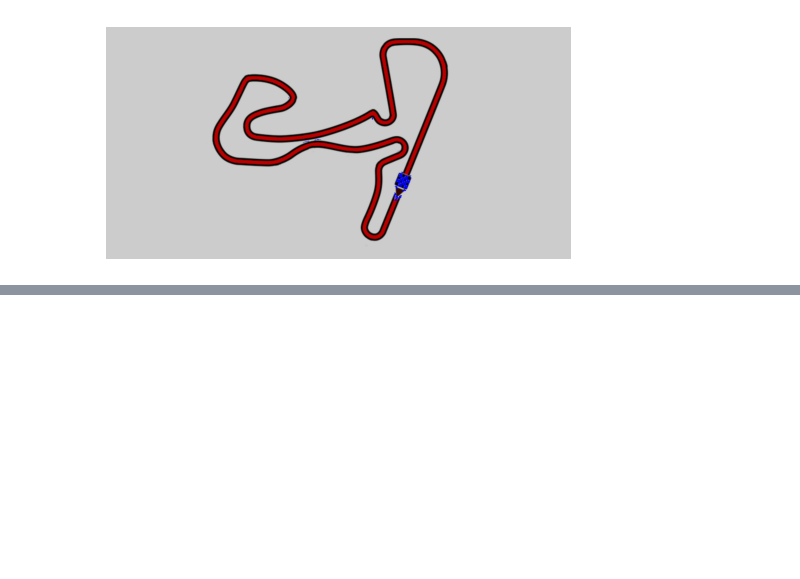
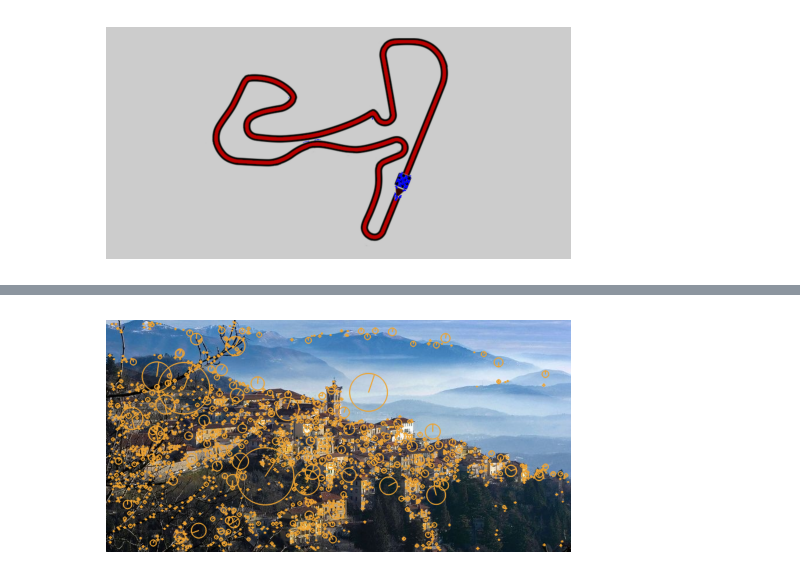
Before and after one commit to Lashi0812/OpenCV, a Jupyter notebook: notebooks/03_RetrieveAndSearchImage.ipynb, the cells around one changed output, grey strips where cells are left out. Cells and saved outputs as stored; diff of their text form; code cells hidden in the pictures; blank space fills up the shorter version.

Commit message:
SIFT in opencv

```diff
--- a/notebooks/03_RetrieveAndSearchImage.ipynb
+++ b/notebooks/03_RetrieveAndSearchImage.ipynb
@@ -157,0 +185,3 @@ resize shape (720, 1441, 3)
+# %%
+sift = cv2.xfeatures2d.SIFT_create()
+keypoints, descriptors = sift.detectAndCompute(gray_img, None)
@@ -157,0 +192,9 @@ resize shape (720, 1441, 3)
+# %%
+cv2.drawKeypoints(image=img,
+                  keypoints=keypoints,
+                  outImage=img,
+                  color=(51,163,236),
+                  flags=cv2.DRAW_MATCHES_FLAGS_DRAW_RICH_KEYPOINTS)
+helper.plot_img(img,figsize=(6,6))
+# %% [output]
+[figure, added]
```
Also changed, not shown: parts of 5 cells of this notebook.
